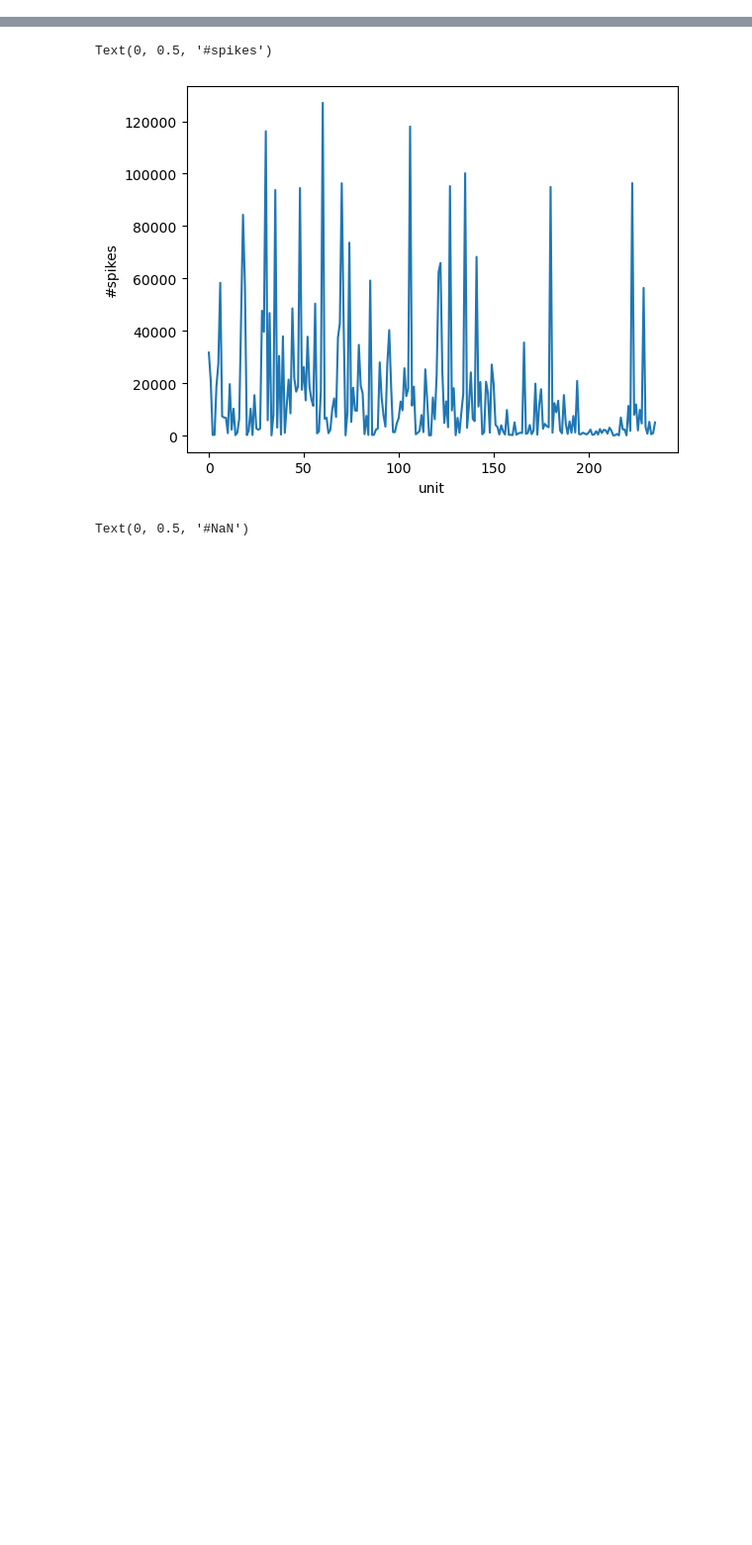
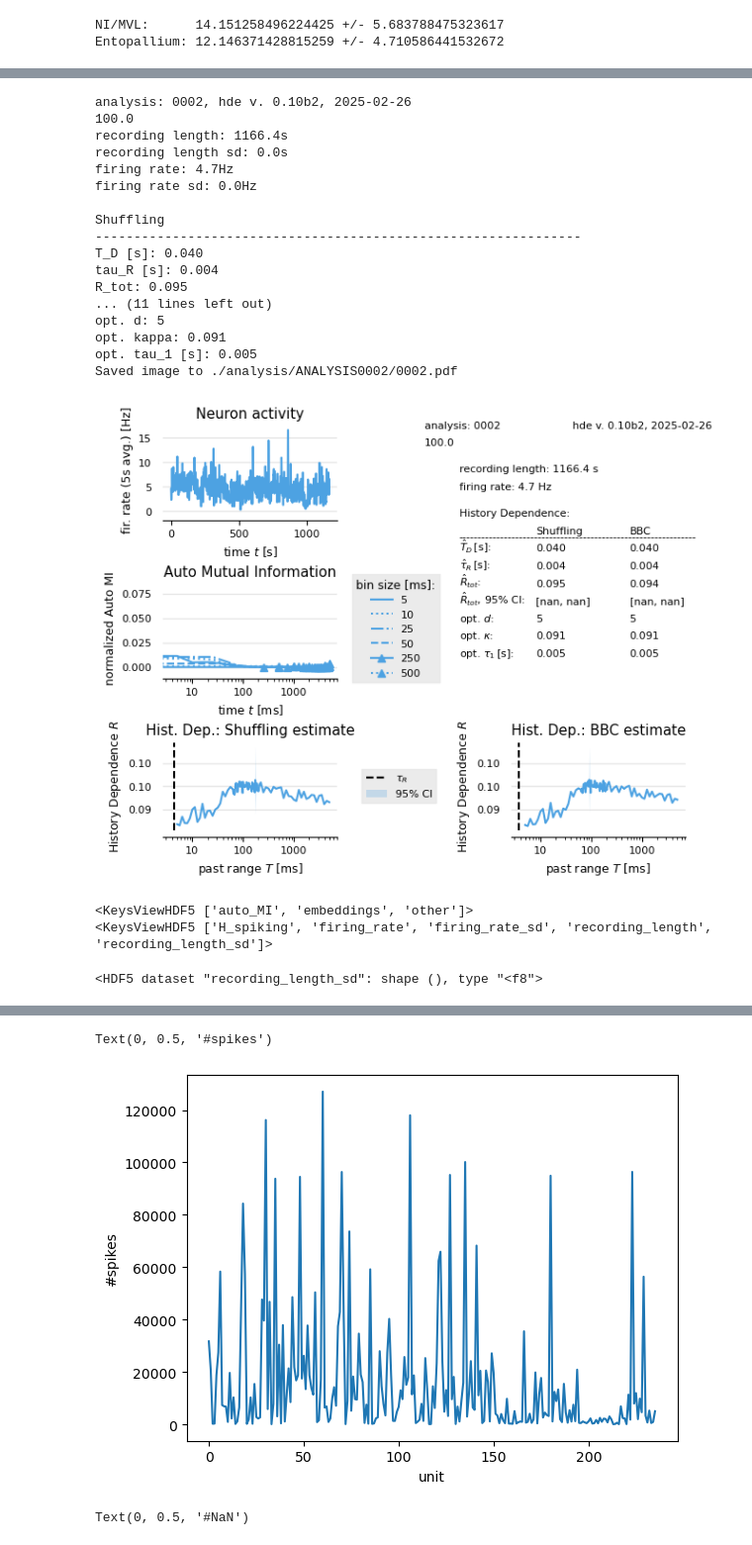
Before and after one commit to CarlosErnestoMA/mouse_visual_timescales, a Jupyter notebook: pigeon_data/pigeon_marcel.ipynb, the cells around one changed output, grey strips where cells are left out. Shown at 99% size. Saved outputs shown, nothing was run; the diff lists cells and outputs as text; code cells hidden in the pictures; blank space fills up the shorter version.

Commit message:
region update

```diff
--- a/pigeon_data/pigeon_marcel.ipynb
+++ b/pigeon_data/pigeon_marcel.ipynb
@@ -46,0 +68,31 @@ spike_times = [prepped[id]["spike_times"] for id in range(len(prepped))]
+# %%
+print(f"NI/MVL:     " , df.query("region == 'NI_MVL'").loc[:,'firing_rate'].mean(), "+/-", df.query("region == 'NI_MVL'").loc[:,'firing_rate'].median())
+print(f"Entopallium:" , df.query("region == 'entopallium'").loc[:,'firing_rate'].mean(), "+/-", df.query("region == 'entopallium'").loc[:,'firing_rate'].median())
+# %% [output]
+NI/MVL:      14.151258496224425 +/- 5.683788475323617
+Entopallium: 12.146371428815259 +/- 4.710586441532672
+# %%
+from estimate import hde_estimate_main
+
+unit_id = 100
+spiketimes = spike_times[unit_id]
+filename = f'./hde_spikefile_{unit_id:04d}'
+
+arguments =[
+    filename,
+     '--persistent',
+     '--settings-file', './hdestimator_settings.yaml',
+     '--analysis_dir', './analysis',
+     '--hdf5-dataset', '/spiketimes',
+     '--estimation_method', 'all',
+     '--label', str(unit_id),
+]
+
+
+
+with h5py.File(filename, 'w') as f:
+        f.create_dataset("/spiketimes", data=spiketimes)
+        hde_estimate_main(arguments)
+
+os.remove(filename)
+# %% [output]
@@ -47,3 +115,30 @@ spike_times = [prepped[id]["spike_times"] for id in range(len(prepped))]
+analysis: 0002, hde v. 0.10b2, 2025-02-26
+100.0
+recording length: 1166.4s
+recording length sd: 0.0s
+firing rate: 4.7Hz
+firing rate sd: 0.0Hz
+
+Shuffling
+---------------------------------------------------------------
+T_D [s]: 0.040
+tau_R [s]: 0.004
+R_tot: 0.095
+... (11 lines left out)
+opt. d: 5
+opt. kappa: 0.091
+opt. tau_1 [s]: 0.005
+Saved image to ./analysis/ANALYSIS0002/0002.pdf
+[figure, added]
+# %%
+f =  h5py.File('./analysis/ANALYSIS0000/analysis_data.h5', 'r')
+print(f.keys())
+print(f['other'].keys())
+f['other/recording_length_sd']
+# %% [output]
+<KeysViewHDF5 ['auto_MI', 'embeddings', 'other']>
+<KeysViewHDF5 ['H_spiking', 'firing_rate', 'firing_rate_sd', 'recording_length', 'recording_length_sd']>
+<HDF5 dataset "recording_length_sd": shape (), type "<f8">
 # %%
 from hdestimator_wrapper_mr import hde
 args = {}
```
Also changed, not shown: parts of 7 cells of this notebook, 1 other file.
